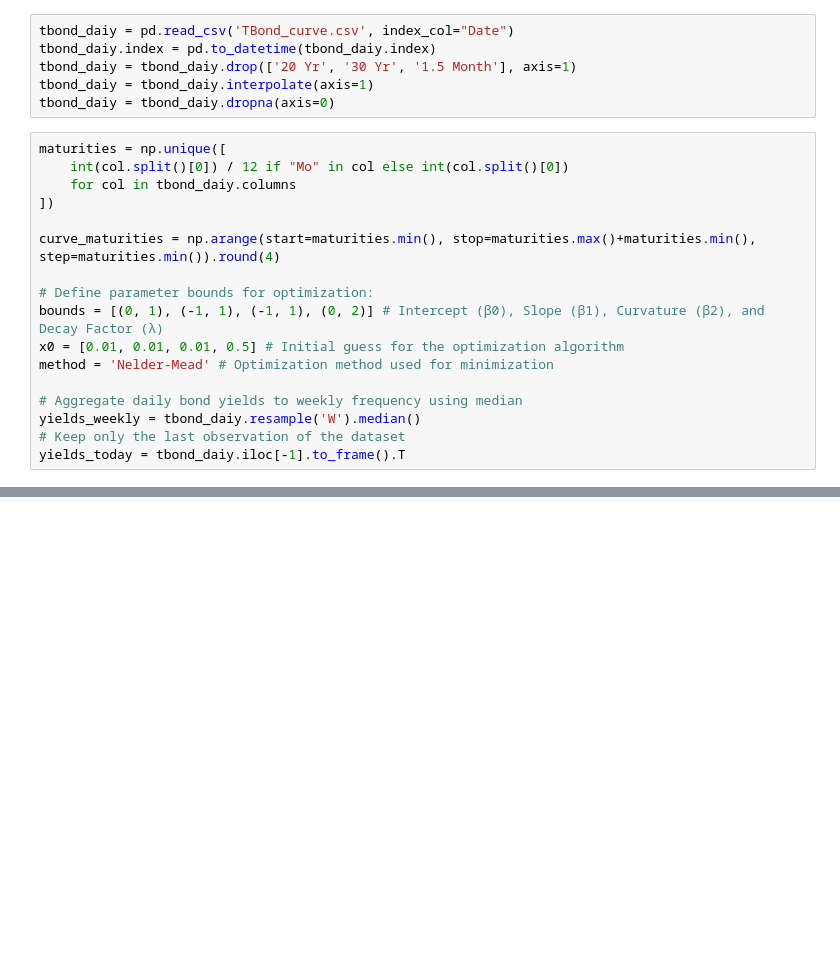
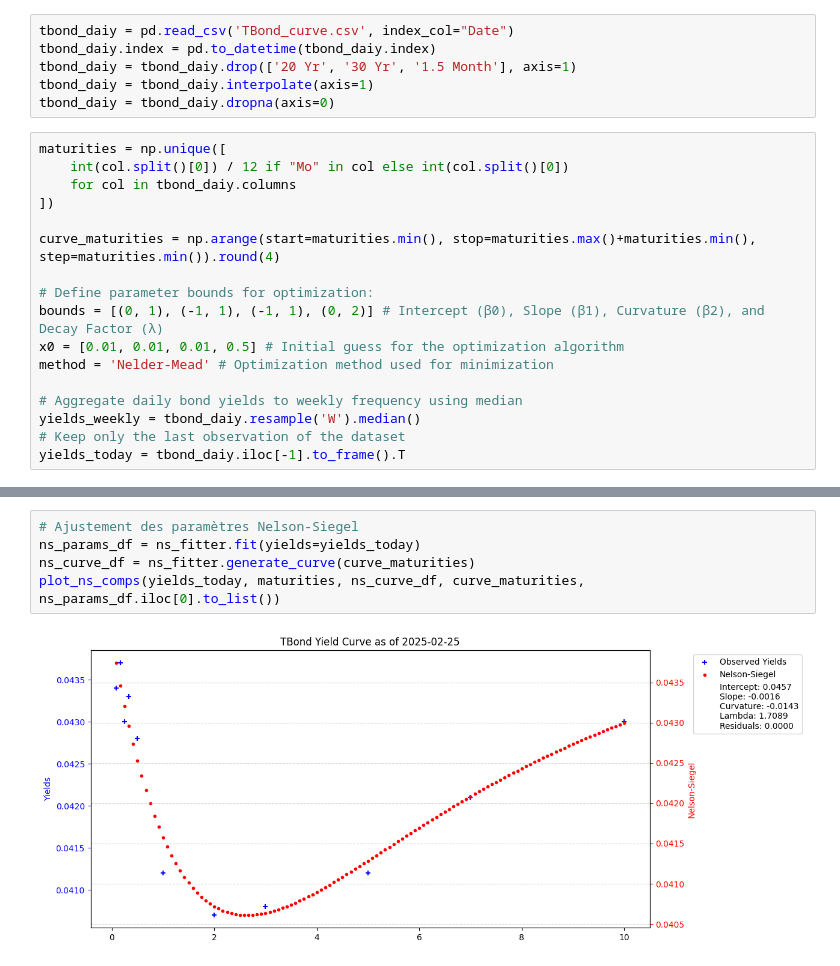
Before and after one commit to SuperWD40/Nelson_Siegel_Curvature, a Jupyter notebook: nelson_siegel_example.ipynb, the cells around one changed output, grey strips where cells are left out. Cells and saved outputs as stored; diff of their text form; blank space fills up the shorter version.

```diff
--- a/nelson_siegel_example.ipynb
+++ b/nelson_siegel_example.ipynb
@@ -31,0 +37,7 @@ yields_today
+# %%
+# Ajustement des paramètres Nelson-Siegel
+ns_params_df = ns_fitter.fit(yields=yields_today)
+ns_curve_df = ns_fitter.generate_curve(curve_maturities)
+plot_ns_comps(yields_today, maturities, ns_curve_df, curve_maturities, ns_params_df.iloc[0].to_list())
+# %% [output]
+[figure, added]
```
Also changed, not shown: parts of 3 cells of this notebook.
